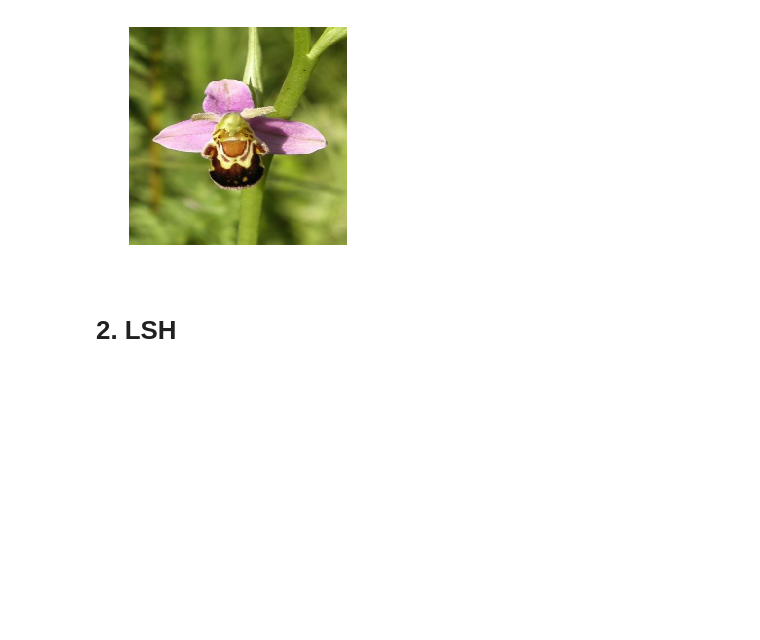
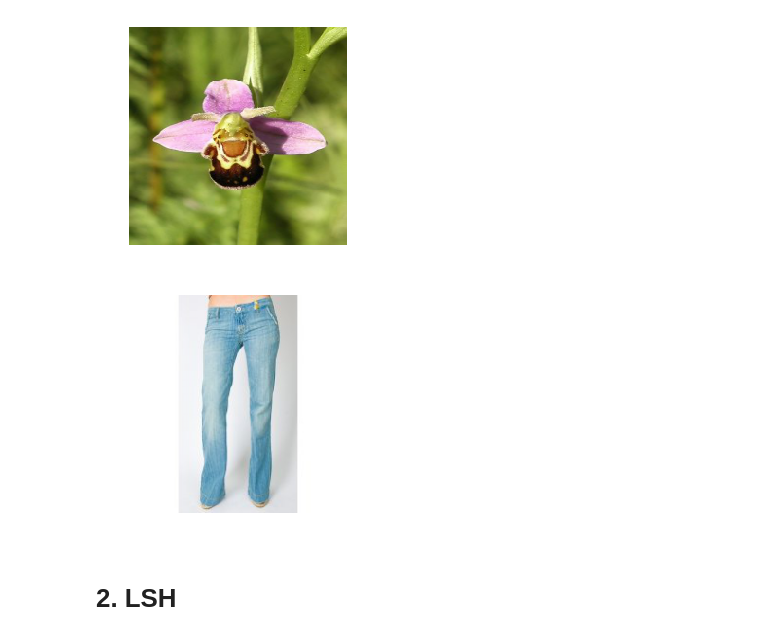
Before and after one commit to davidtag/cs166-project, a Jupyter notebook: Experiment_Starter.ipynb, the cells around one changed output. Cells and saved outputs as stored; diff of their text form; code cells hidden in the pictures; blank space fills up the shorter version.

```diff
--- a/Experiment_Starter.ipynb
+++ b/Experiment_Starter.ipynb
@@ -45,3 +49,9 @@ data.plt_img(q_index)
+# %%
+q_index = 245
+q = copy.deepcopy(Q[:,q_index:q_index+1])
+queries.plt_img(q_index)
+# %% [output]
+[figure, added]
 # %% [markdown]
 # 2. LSH
 # %%
```
Also changed, not shown: parts of 13 cells of this notebook, 2 other files.
